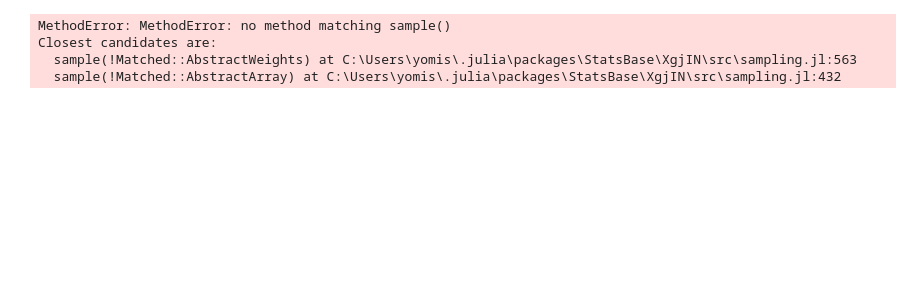
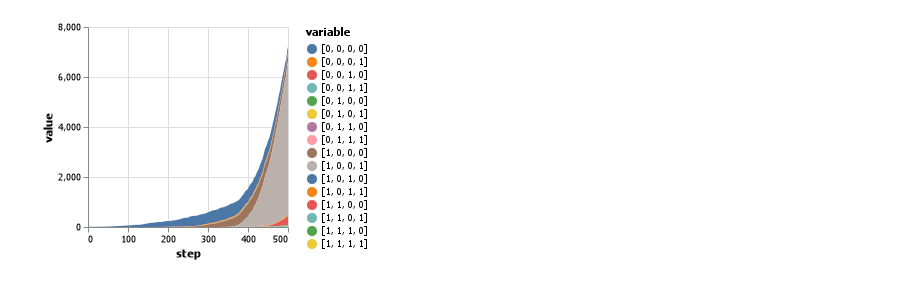
Before and after one commit to YM162/TumorSim, a Jupyter notebook: julia.ipynb, the cells around one changed output. Cells and saved outputs as stored; diff of their text form; code cells hidden in the pictures; blank space fills up the shorter version.

```diff
--- a/julia.ipynb
+++ b/julia.ipynb
@@ -122,18 +193,10 @@ abmvideo(
-# %%
-genotype = BitArray([false for x in 1:10])
-genes=findall(genotype .!=1)
-
-if genes==[]
-    print("a")
-end
-r=sample()
-print(r)
-if r!=Array()
-    genotype[r]=1
-end
-genotype
-# %% [output]
-MethodError: MethodError: no method matching sample()
-Closest candidates are:
-  sample(!Matched::AbstractWeights) at C:\Users\yomis\.julia\packages\StatsBase\XgjIN\src\sampling.jl:563
-  sample(!Matched::AbstractArray) at C:\Users\yomis\.julia\packages\StatsBase\XgjIN\src\sampling.jl:432
+# %%
+using VegaLite
+using DataFrames
+genotypes = [string(digits(i, base=2, pad=ngenes)) for i in 0:((2^ngenes)-1)]
+stacked = stack(data,genotypes)
+
+stacked |>
+@vlplot(:area, x=:step, y={:value, stack=:zero}, color="variable:n")
+# %% [output]
+[figure, added]
```
Also changed, not shown: parts of 7 cells of this notebook, 10 other files.
